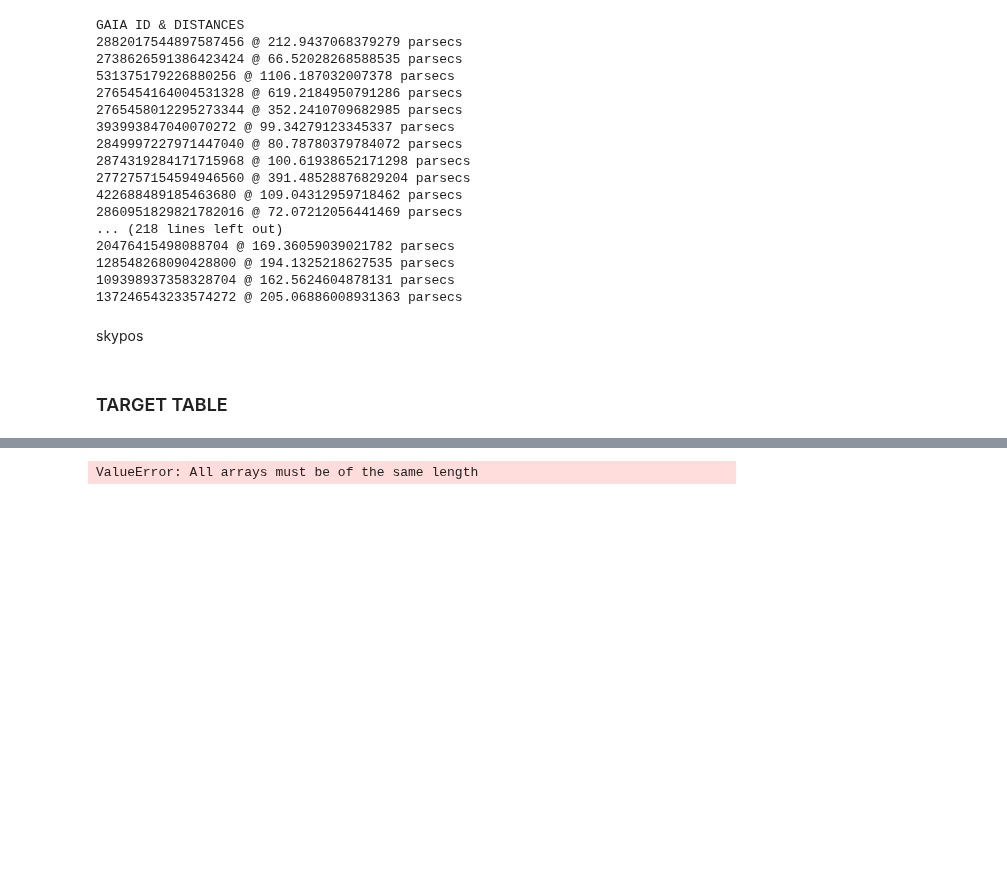
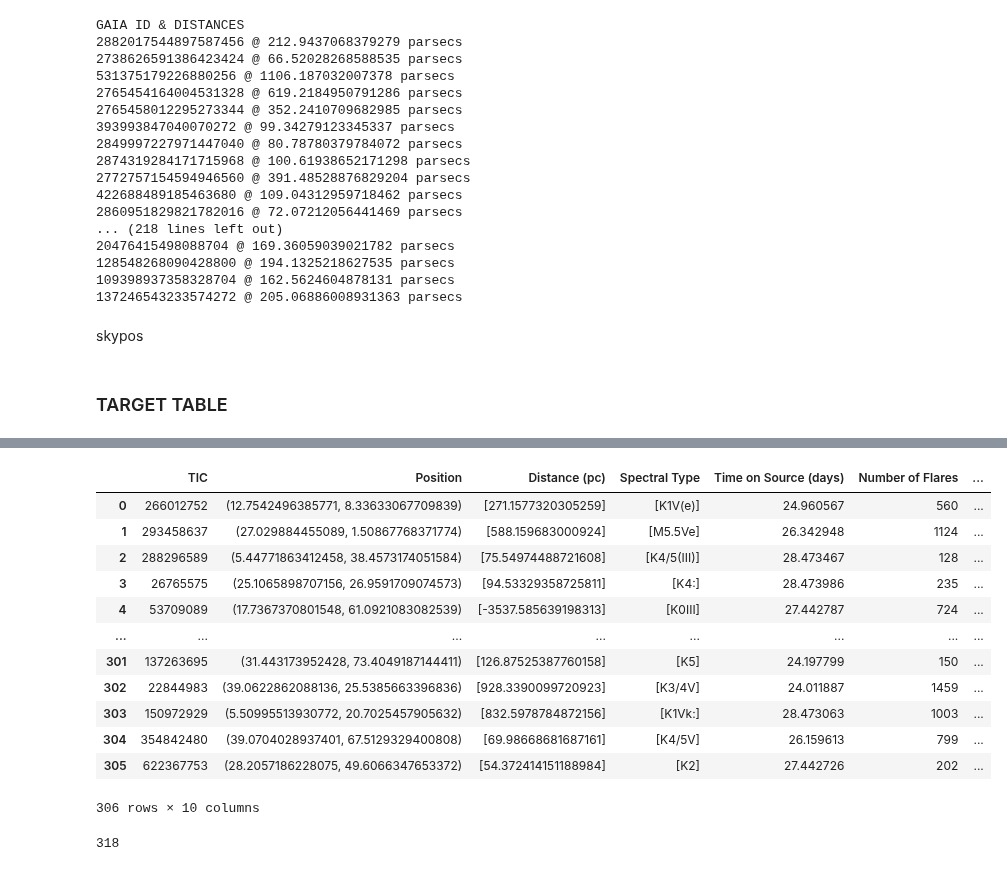
Before and after one commit to MillionConcepts/tess_swift_afpsc, a Jupyter notebook: QPPs/moonbow-main/moonbow/QPP_find.ipynb, the cells around one changed output, grey strips where cells are left out. Cells and saved outputs as stored; diff of their text form; code cells hidden in the pictures; blank space fills up the shorter version.

```diff
--- a/QPPs/moonbow-main/moonbow/QPP_find.ipynb
+++ b/QPPs/moonbow-main/moonbow/QPP_find.ipynb
@@ -776,22 +815,36 @@ fail 317
 ### Build Table
 
 flare_stat_table = pd.DataFrame({
-                        #'Gaia ID': ID,
-                        #'Position': position,
-                        #'Distance (pc)': distance,
-                        #'Spectral Type': sp_ty,
-                        'Time on Source': ontimes,
+                        'TIC': ticids,
+                        'Position': sky_pos,
+                        'Distance (pc)': dists,
+                        'Spectral Type': sp_ty,
+                        'Time on Source (days)': ontimes,
                         'Number of Flares': n_flares,
-                        'Max Flare Energy': max_energies,
+                        'Max Flare Energy (ergs)': max_energies,
                         'Max Flare Energy Error': max_energy_errors,
-                        'Min Flare Energy': min_energies,
+                        'Min Flare Energy (ergs)': min_energies,
                         'Min Flare Energy Error': min_energy_errors
 })
-# %% [output]
-ValueError: All arrays must be of the same length
 # %%
-#flare_stat_table.to_csv('flare_stat_table_v1.csv')
-sp_ty
+#flare_stat_table.to_csv('flare_stat_table_v2.csv')
+flare_stat_table
+# %% [output]
+|  | TIC | Position | Distance (pc) | Spectral Type | Time on Source (days) | Number of Flares | ... |
+| 0 | 266012752 | (12.7542496385771, 8.33633067709839) | [271.1577320305259] | [K1V(e)] | 24.960567 | 560 | ... |
+| 1 | 293458637 | (27.029884455089, 1.50867768371774) | [588.159683000924] | [M5.5Ve] | 26.342948 | 1124 | ... |
+| 2 | 288296589 | (5.44771863412458, 38.4573174051584) | [75.54974488721608] | [K4/5(III)] | 28.473467 | 128 | ... |
+| 3 | 26765575 | (25.1065898707156, 26.9591709074573) | [94.53329358725811] | [K4:] | 28.473986 | 235 | ... |
+| 4 | 53709089 | (17.7367370801548, 61.0921083082539) | [-3537.585639198313] | [K0III] | 27.442787 | 724 | ... |
+| ... | ... | ... | ... | ... | ... | ... | ... |
+| 301 | 137263695 | (31.443173952428, 73.4049187144411) | [126.87525387760158] | [K5] | 24.197799 | 150 | ... |
+| 302 | 22844983 | (39.0622862088136, 25.5385663396836) | [928.3390099720923] | [K3/4V] | 24.011887 | 1459 | ... |
+| 303 | 150972929 | (5.50995513930772, 20.7025457905632) | [832.5978784872156] | [K1Vk:] | 28.473063 | 1003 | ... |
+| 304 | 354842480 | (39.0704028937401, 67.5129329400808) | [69.98668681687161] | [K4/5V] | 26.159613 | 799 | ... |
+| 305 | 622367753 | (28.2057186228075, 49.6066347653372) | [54.372414151188984] | [K2] | 27.442726 | 202 | ... |
+306 rows × 10 columns
 # %%
-len(n_flares)
+len(ontimes)
+# %% [output]
+318
 # %%
```
Also changed, not shown: parts of 7 cells of this notebook.
